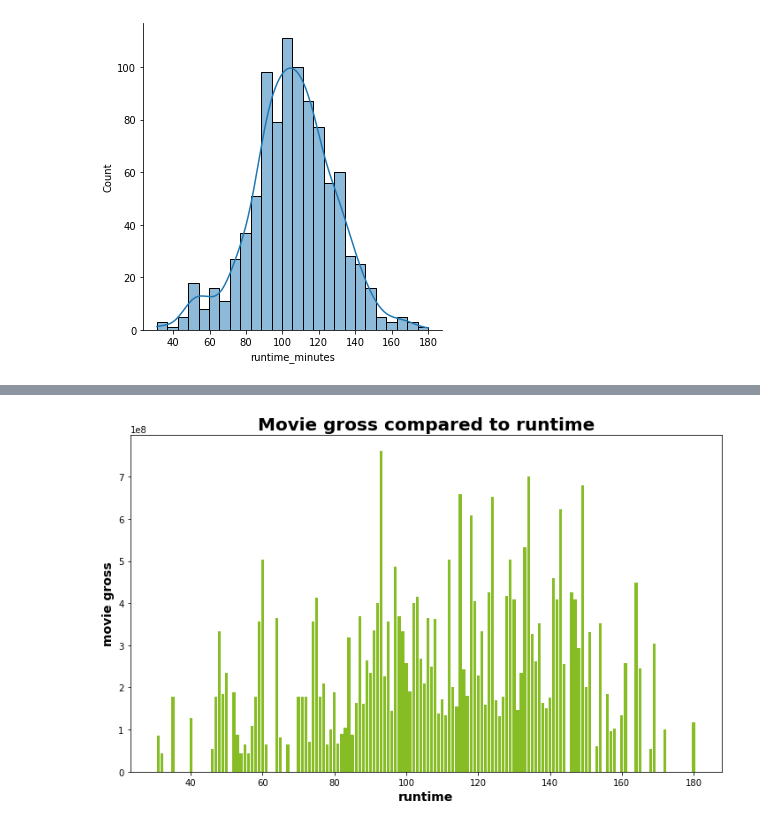
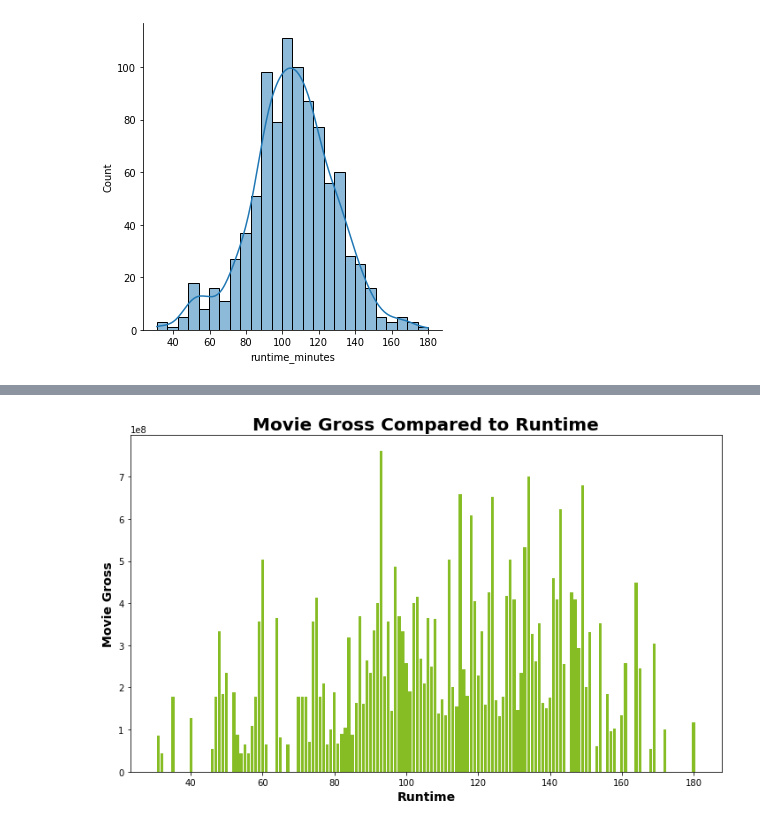
Before and after one commit to harte3/Flatiron-Capstone-Group-2, a Jupyter notebook: notebooks/donnie-kevin/Donnie-Kevin.ipynb, the cells around one changed output, grey strips where cells are left out. Drawn from its saved outputs; the diff is of its cells as text; code cells hidden in the pictures.

```diff
--- a/notebooks/donnie-kevin/Donnie-Kevin.ipynb
+++ b/notebooks/donnie-kevin/Donnie-Kevin.ipynb
@@ -187,11 +194,11 @@ filtered_gross.plot.scatter(x = 'runtime_minutes',y= 'domestic_gross',s = 10, c
 # %%
 #
 plt.figure(figsize=(12, 7))
 
 plt.bar(filtered_gross['runtime_minutes'], filtered_gross['domestic_gross'], color = '#86BC24', edgecolor = 'none')
-plt.title('Movie gross compared to runtime', fontsize = 20, fontweight = 'bold')
-plt.xlabel('runtime', fontweight= 'bold', fontsize = 14)
-plt.ylabel('movie gross', fontweight = 'bold', fontsize = 14)
+plt.title('Movie Gross Compared to Runtime', fontsize = 20, fontweight = 'bold')
+plt.xlabel('Runtime', fontweight= 'bold', fontsize = 14)
+plt.ylabel('Movie Gross', fontweight = 'bold', fontsize = 14)
 plt.show()
 # %% [output]
-[figure, old version]
+[figure, new version]
```
Also changed, not shown: parts of 22 cells of this notebook.
